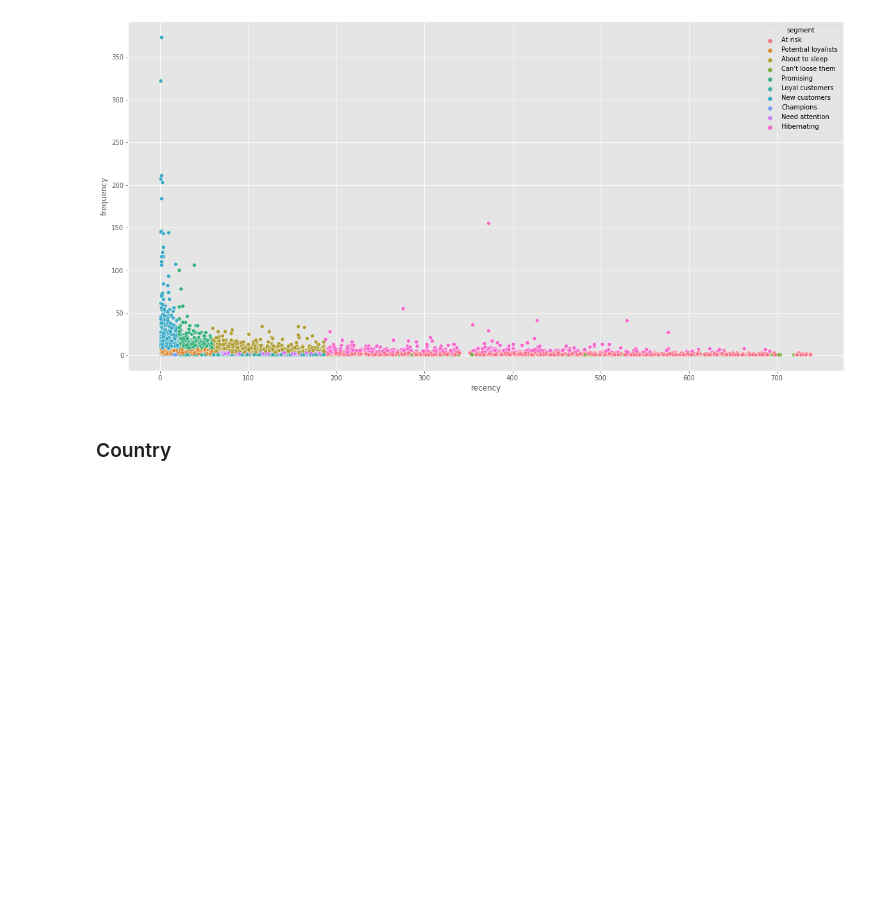
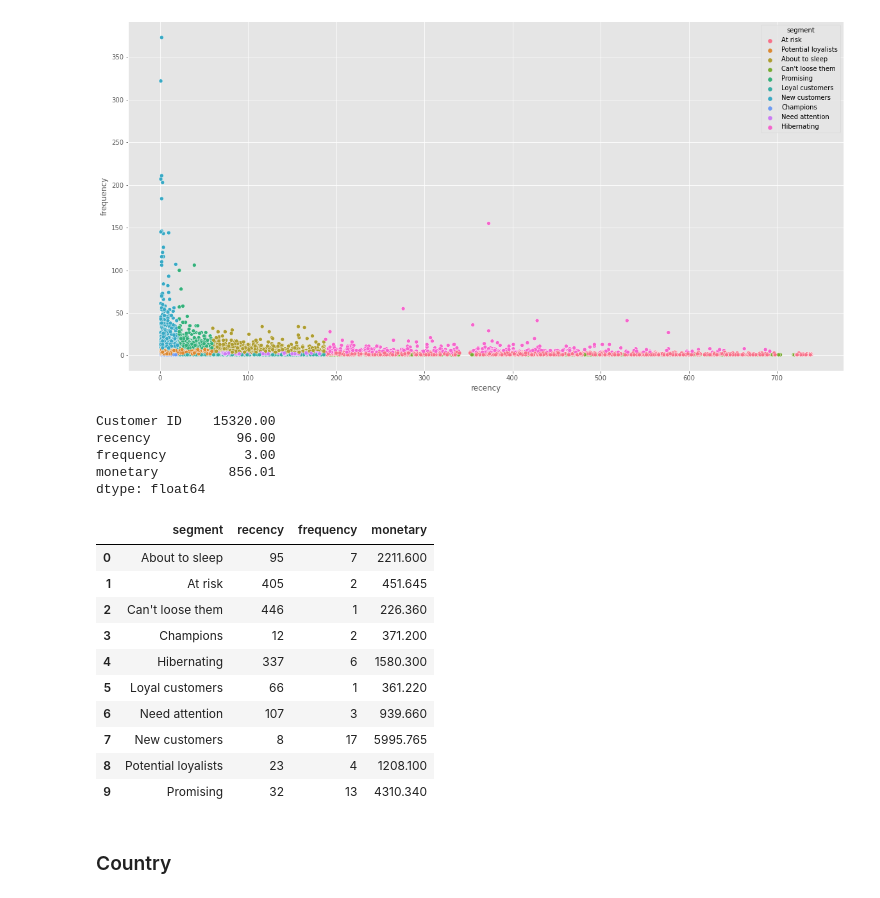
Before and after one commit to solyourock/growth, a Jupyter notebook: revise.ipynb, the cells around one changed output. Drawn from its saved outputs; the diff is of its cells as text; code cells hidden in the pictures; blank space fills up the shorter version.

Commit message:
add new customer analysis

```diff
--- a/revise.ipynb
+++ b/revise.ipynb
@@ -793,6 +809,28 @@ sns.scatterplot(x=RFM['recency'], y=RFM['frequency'], hue=RFM['segment'])
 # %% [output]
 <AxesSubplot:xlabel='recency', ylabel='frequency'>
 [figure]
+# %%
+RFM.median()
+# %% [output]
+Customer ID    15320.00
+recency           96.00
+frequency          3.00
+monetary         856.01
+dtype: float64
+# %%
+RFM.groupby('segment').median()[['recency', 'frequency', 'monetary']].reset_index()
+# %% [output]
+|  | segment | recency | frequency | monetary |
+| 0 | About to sleep | 95 | 7 | 2211.600 |
+| 1 | At risk | 405 | 2 | 451.645 |
+| 2 | Can't loose them | 446 | 1 | 226.360 |
+| 3 | Champions | 12 | 2 | 371.200 |
+| 4 | Hibernating | 337 | 6 | 1580.300 |
+| 5 | Loyal customers | 66 | 1 | 361.220 |
+| 6 | Need attention | 107 | 3 | 939.660 |
+| 7 | New customers | 8 | 17 | 5995.765 |
+| 8 | Potential loyalists | 23 | 4 | 1208.100 |
+| 9 | Promising | 32 | 13 | 4310.340 |
 # %%
 # b = RFM_data.groupby(['segment','Country']).count()['Customer ID'].to_frame().reset_index()
 # b_pivot = b.pivot("segment","Country","Customer ID")
```
Also changed, not shown: parts of 4 cells of this notebook, 1 other file.
